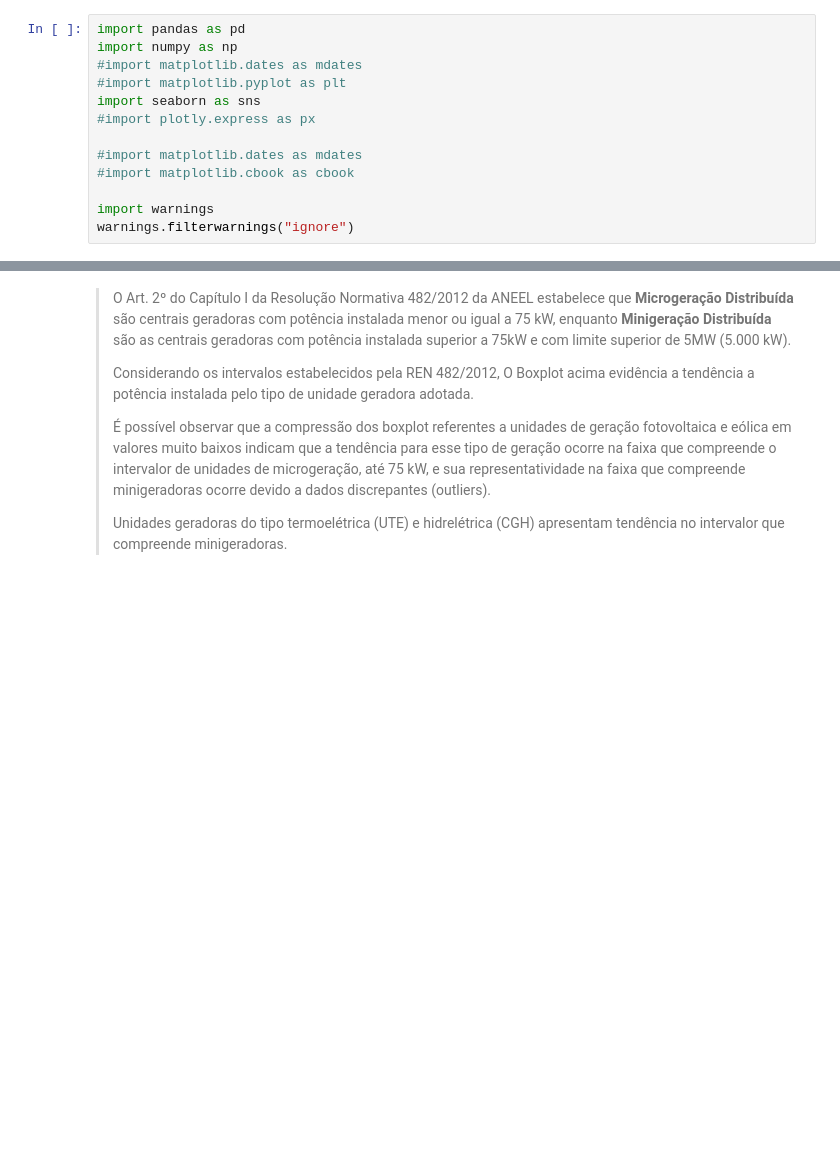
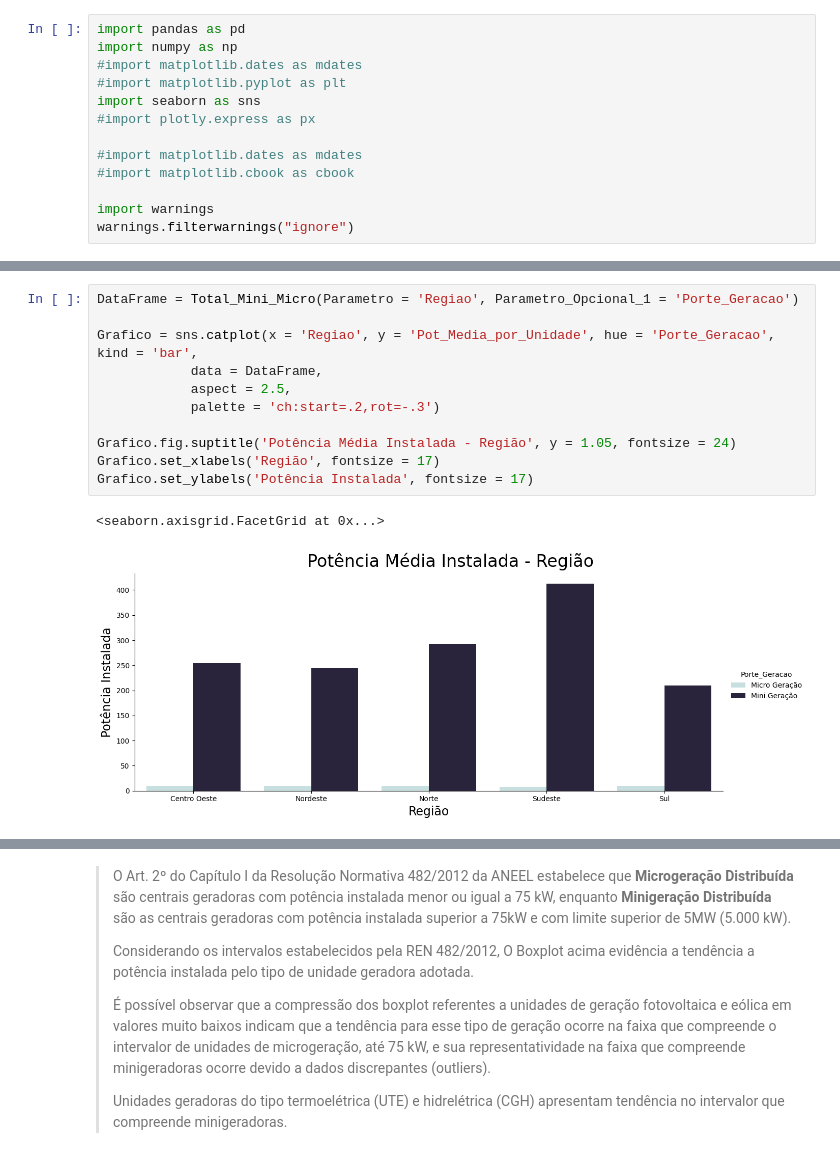
Before and after one commit to Leao28/Geracao_Distribuida_Brasil, a Jupyter notebook: Notebooks/Data_Visualization.ipynb, the cells around one changed output, grey strips where cells are left out. Drawn from its saved outputs; the diff is of its cells as text; blank space fills up the shorter version.

```diff
--- a/Notebooks/Data_Visualization.ipynb
+++ b/Notebooks/Data_Visualization.ipynb
@@ -53,0 +139,14 @@ Grafico.set_ylabels('Quantidade', fontsize = 17)
+# %%
+DataFrame = Total_Mini_Micro(Parametro = 'Regiao', Parametro_Opcional_1 = 'Porte_Geracao')
+
+Grafico = sns.catplot(x = 'Regiao', y = 'Pot_Media_por_Unidade', hue = 'Porte_Geracao', kind = 'bar',
+            data = DataFrame,
+            aspect = 2.5,
+            palette = 'ch:start=.2,rot=-.3')
+
+Grafico.fig.suptitle('Potência Média Instalada - Região', y = 1.05, fontsize = 24)
+Grafico.set_xlabels('Região', fontsize = 17)
+Grafico.set_ylabels('Potência Instalada', fontsize = 17)
+# %% [output]
+<seaborn.axisgrid.FacetGrid at 0x...>
+[figure, added]
```
Also changed, not shown: parts of 26 cells of this notebook, 3 other files.
